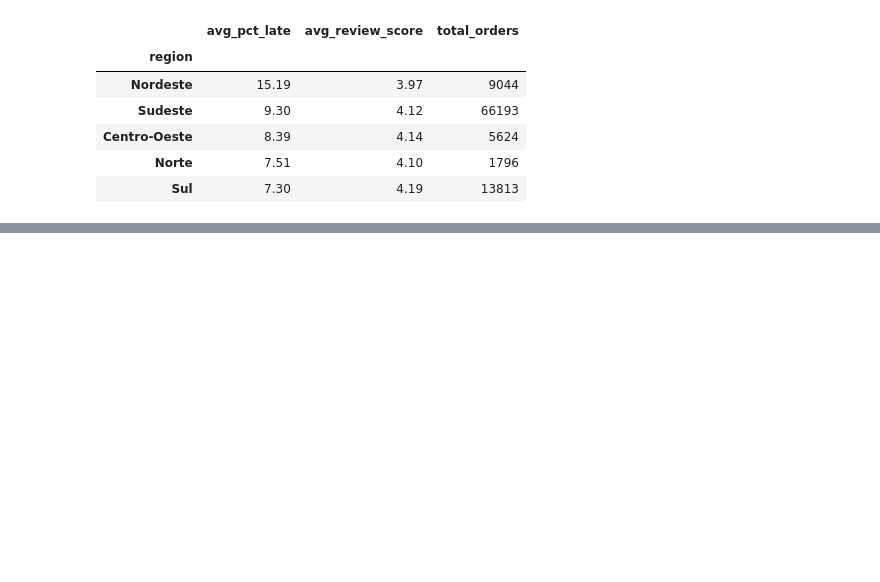
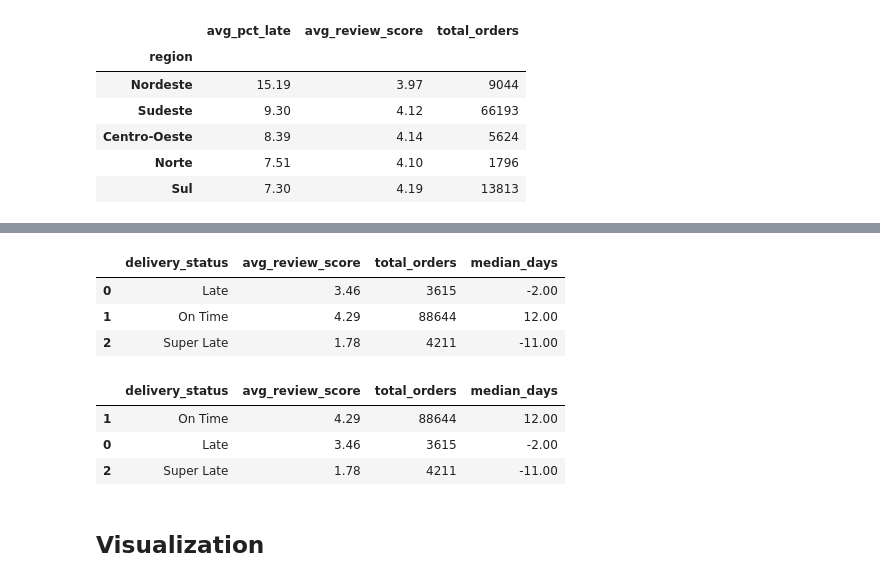
Before and after one commit to BBWorksB/AmaliTech-DEG-Project-based-challenges, a Jupyter notebook: data-engineering/Logistics-auditor/Amaliteh_DE_Logistic.ipynb, the cells around one changed output, grey strips where cells are left out. Drawn from its saved outputs; the diff is of its cells as text; code cells hidden in the pictures; blank space fills up the shorter version.

```diff
--- a/data-engineering/Logistics-auditor/Amaliteh_DE_Logistic.ipynb
+++ b/data-engineering/Logistics-auditor/Amaliteh_DE_Logistic.ipynb
@@ -751,0 +763,38 @@ fig3.show()
+# %%
+# Average review score by delivery status
+sentiment_summary = (
+    delivered_clean
+    .groupby('delivery_status')
+    .agg(
+        avg_review_score=('review_score', 'mean'),
+        total_orders=('order_id', 'count'),
+        median_days=('days_difference', 'median')
+    )
+    .round(2)
+    .reset_index()
+)
+
+sentiment_summary
+# %% [output]
+|  | delivery_status | avg_review_score | total_orders | median_days |
+| 0 | Late | 3.46 | 3615 | -2.00 |
+| 1 | On Time | 4.29 | 88644 | 12.00 |
+| 2 | Super Late | 1.78 | 4211 | -11.00 |
+# %%
+# Order logically
+status_order = ['On Time', 'Late', 'Super Late']
+sentiment_summary['delivery_status'] = pd.Categorical(
+    sentiment_summary['delivery_status'],
+    categories=status_order,
+    ordered=True
+)
+sentiment_summary = sentiment_summary.sort_values('delivery_status')
+
+sentiment_summary
+# %% [output]
+|  | delivery_status | avg_review_score | total_orders | median_days |
+| 1 | On Time | 4.29 | 88644 | 12.00 |
+| 0 | Late | 3.46 | 3615 | -2.00 |
+| 2 | Super Late | 1.78 | 4211 | -11.00 |
+# %% [markdown]
+## Visualization
```
Also changed, not shown: parts of 6 cells of this notebook.
